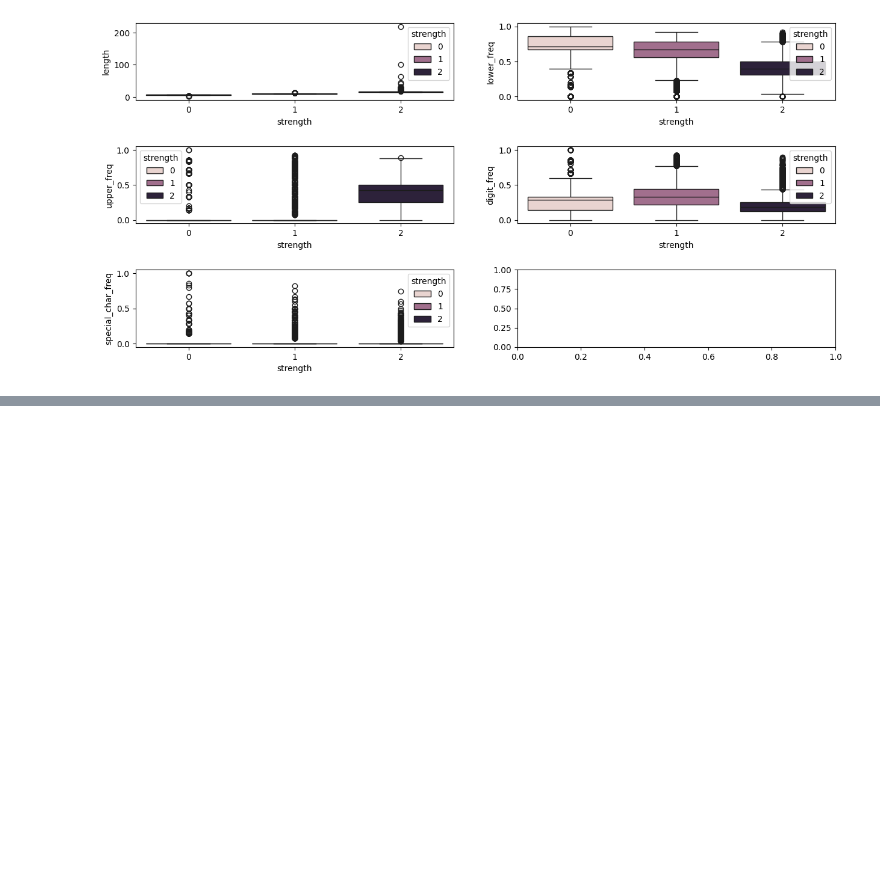
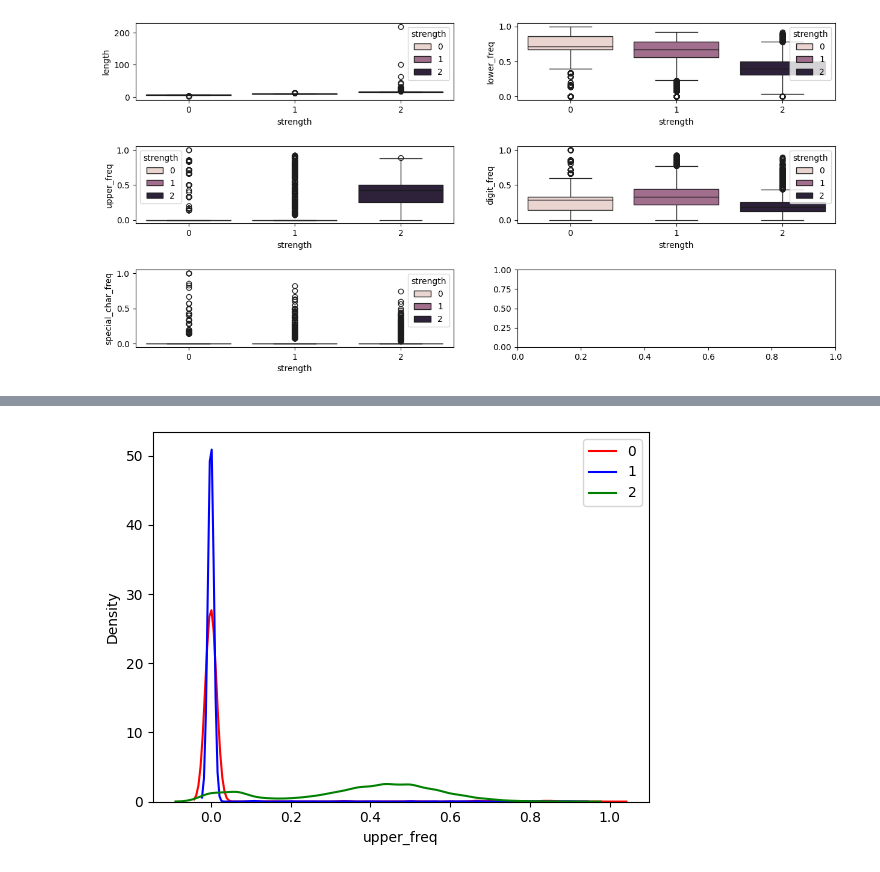
Before and after one commit to VelvetDragon/Password-Strength-Prediction-using-NLP, a Jupyter notebook: Password Strength Prediction using NLP.ipynb, the cells around one changed output, grey strips where cells are left out. Saved outputs shown, nothing was run; the diff lists cells and outputs as text; code cells hidden in the pictures; blank space fills up the shorter version.

```diff
--- a/Password Strength Prediction using NLP.ipynb
+++ b/Password Strength Prediction using NLP.ipynb
@@ -395,0 +433,4 @@ plt.show()
+# %%
+get_distribution(data,'upper_freq')
+# %% [output]
+[figure, added]
```
Also changed, not shown: parts of 57 cells of this notebook.
